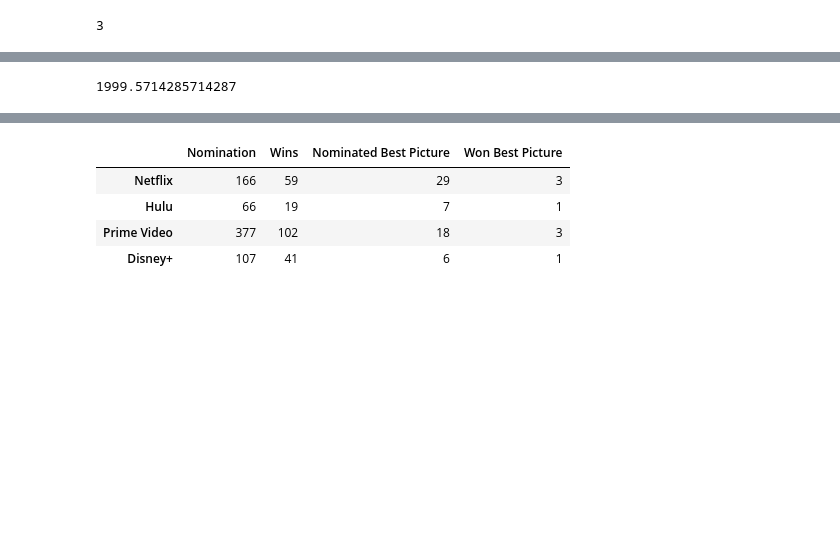
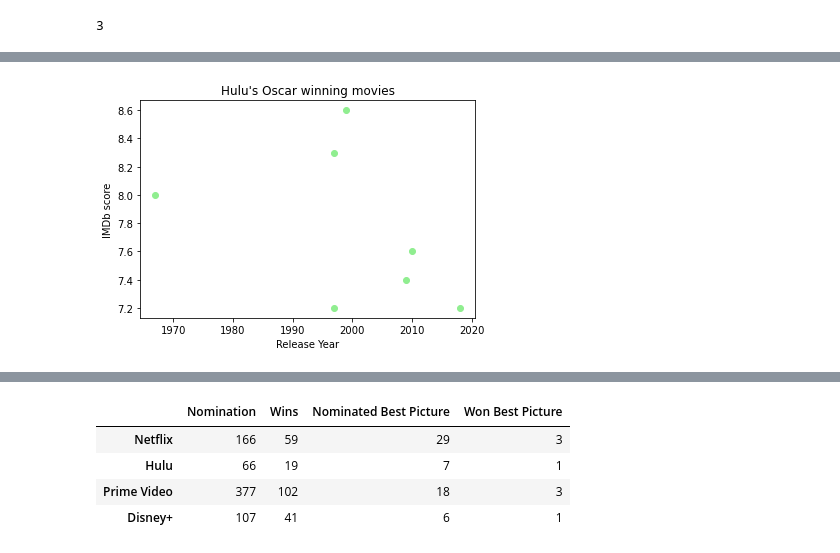
Before and after one commit to jacance/streaming-service-analysis, a Jupyter notebook: pristine_justin_new.ipynb, the cells around one changed output, grey strips where cells are left out. Saved outputs shown, nothing was run; the diff lists cells and outputs as text; code cells hidden in the pictures; blank space fills up the shorter version.

```diff
--- a/pristine_justin_new.ipynb
+++ b/pristine_justin_new.ipynb
@@ -649,12 +665,23 @@ netflix_topimdb_bpnom["Year"].mean()
 # %%
 hulu_topimdb_bpnom = hulu_bp_nom.sort_values(by=["IMDb"], ascending=False)
 hulu_topimdb_bpnom.head()
 
 hulu_topimdb_bpnom["Year"].mean()
 
 # 1996 average release year
+
+hulu_topimdb_bpnom["Year"].mean()
+hulu_imdb = hulu_topimdb_bpnom["IMDb"]
+
+
+
+plt.scatter(hulu_topimdb_bpnom["Year"], hulu_imdb, color="lightgreen")
+plt.xlabel("Release Year")
+plt.ylabel("IMDb score")
+plt.title("Hulu's Oscar winning movies")
+plt.show()
 # %% [output]
-1999.5714285714287
+[figure, added]
 # %%
 primevideo_topimdb_bpnom = primevideo_bp_nom.sort_values(by=["IMDb"], ascending=False)
 primevideo_topimdb_bpnom.head()
```
Also changed, not shown: parts of 8 cells of this notebook.
